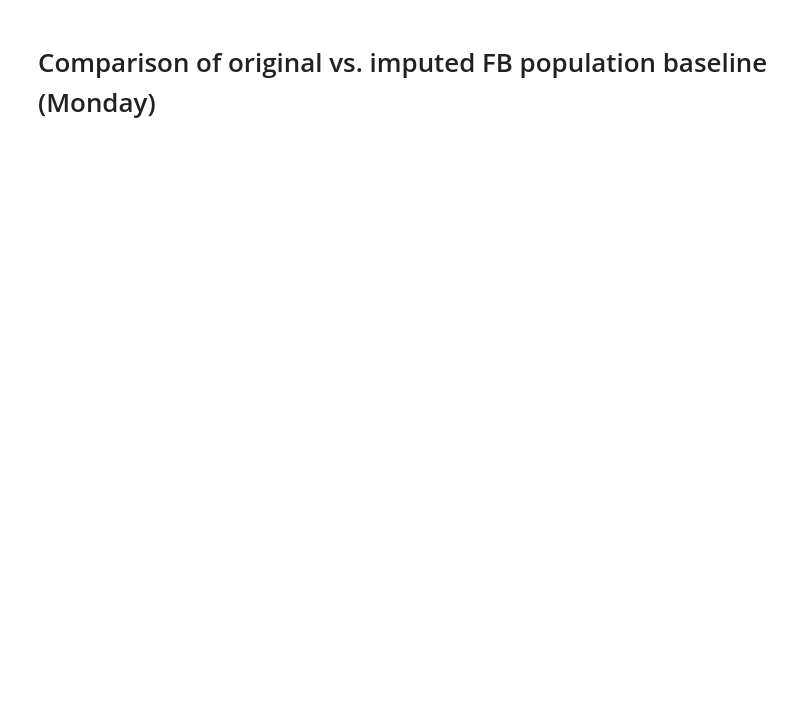
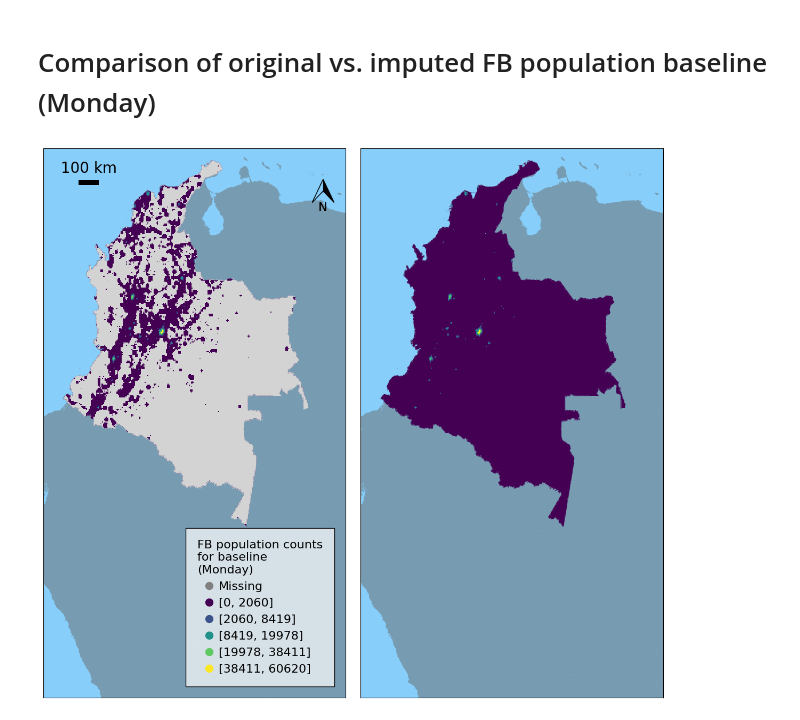
Before and after one commit to carmen-cabrera/latin-mobility-covid, a Jupyter notebook: notebooks/preprocessing/05-impute-baseline-pop.ipynb, the cells around one changed output. Saved outputs shown, nothing was run; the diff lists cells and outputs as text; code cells hidden in the pictures; blank space fills up the shorter version.

Commit message:
retouch-fig-legends

```diff
--- a/notebooks/preprocessing/05-impute-baseline-pop.ipynb
+++ b/notebooks/preprocessing/05-impute-baseline-pop.ipynb
@@ -574,11 +578,11 @@ for ax in (ax1, ax2):
         title = 'FB population counts\nfor baseline \n(Monday)'
 
     if country == 'Argentina':
-        loc = (0.37, 0.01)
+        loc = (0.47, 0.01)
     elif country == 'Chile':
-        loc = (0.37, 0.02)
+        loc = (0.47, 0.2)
     elif country == 'Colombia':
-        loc = (0.35, 0.02)
+        loc = (0.47, 0.02)
     elif country == 'Mexico':
         loc = (0.52, 0.33)
 
@@ -586,7 +590,7 @@ for ax in (ax1, ax2):
         legend = ax.legend(
             handles=legend_elements,
             handlelength=0,
-            fontsize=19,
+            fontsize=16,
             shadow=False,
             fancybox=False,
             loc=loc,
@@ -601,7 +605,7 @@ for ax in (ax1, ax2):
         legend.get_frame().set_linewidth(1)
         legend.get_frame().set_alpha(None)
         legend.get_frame().set_facecolor((1, 1, 1, 0.7))
-        legend.get_title().set_fontsize('20')
+        legend.get_title().set_fontsize('16')
 
         ax.add_artist(
             ScaleBar(
@@ -625,30 +629,32 @@ for ax in (ax1, ax2):
 
     if country == 'Argentina':
         loc_arr1 = [0.455, 0.75, 0.04, 0.04]
         loc_arr2 = [0.855, 0.75, 0.04, 0.04]
     elif country == 'Chile':
         loc_arr1 = [0.455, 0.77, 0.04, 0.04]
         loc_arr2 = [0.855, 0.77, 0.04, 0.04]
     elif country == 'Colombia':
         loc_arr1 = [0.455, 0.76, 0.04, 0.04]
         loc_arr2 = [0.855, 0.61, 0.04, 0.04]
     elif country == 'Mexico':
         loc_arr1 = [0.16, 0.58, 0.04, 0.04]
         loc_arr2 = [0.56, 0.58, 0.04, 0.04]
 
     newax = fig.add_axes(loc_arr1, zorder=1)
     newax.tick_params(axis='both', which='both', labelbottom=False, labelleft=False, width=0, length=0)
     newax.set_facecolor('None')
     plt.setp(newax.spines.values(), linewidth=0)
     newax.imshow(im)
 
 # Uncomment if you want to add a second north-arrow
 # newax = fig.add_axes(loc_arr2, zorder=1)
 # newax.tick_params(axis='both', which='both', labelbottom=False, labelleft=False, width=0, length=0)
 # newax.set_facecolor('None')
 # plt.setp(newax.spines.values(), linewidth=0)
 # newax.imshow(im)
 
 # plt.savefig(wd + '/plots/map-missing-fb-pop-baseline/map-missing-fb-pop-baseline-' + country_short + '.pdf', bbox_inches='tight')
 
 plt.show()
+# %% [output]
+[figure, added]
```
Also changed, not shown: parts of 2 cells of this notebook.
